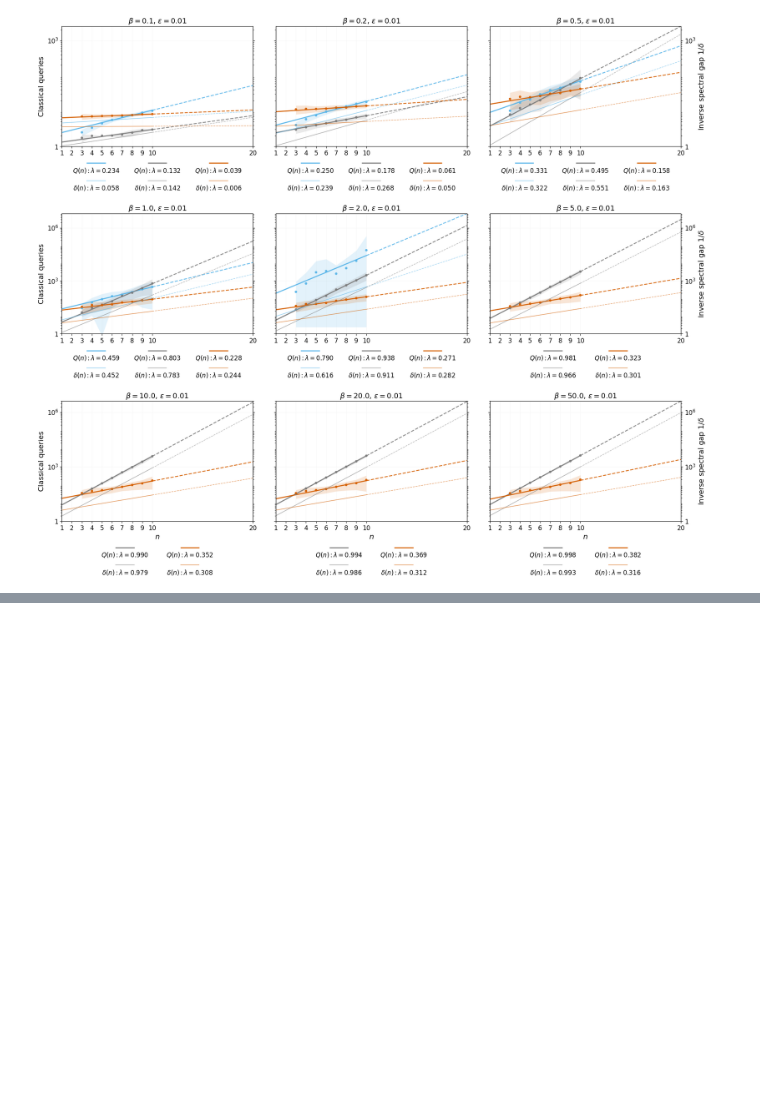
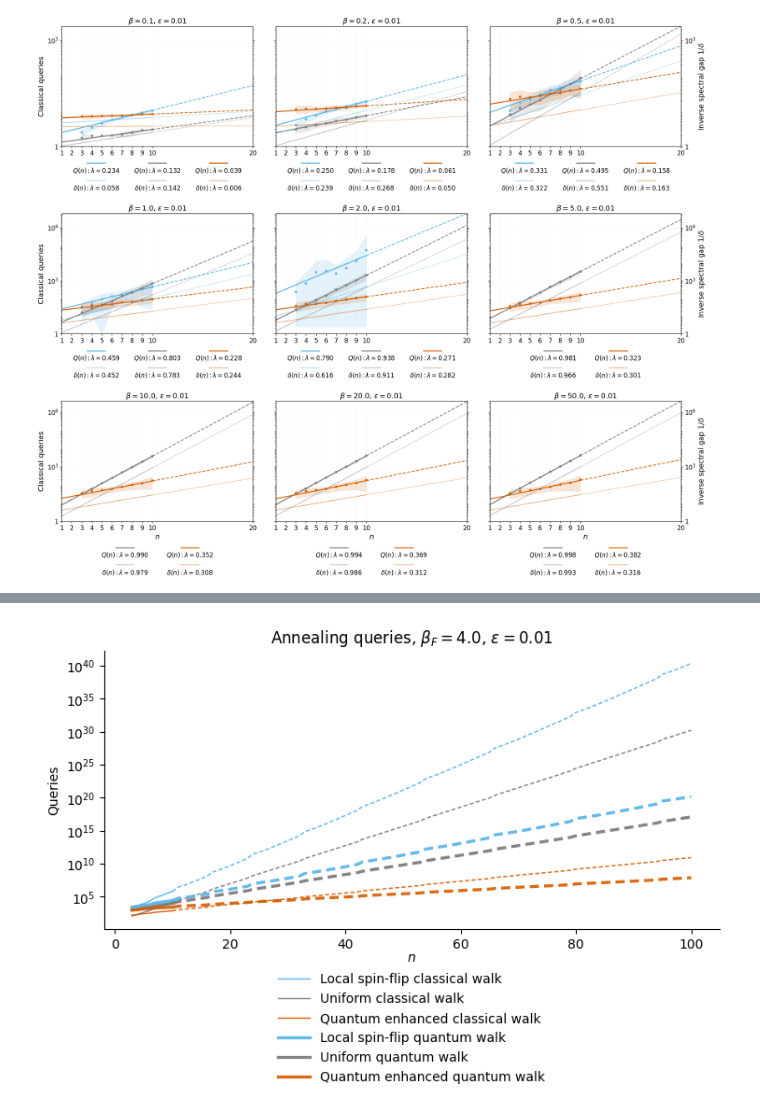
Before and after one commit to incud/pubmonaqa, a Jupyter notebook: notebooks/6_reproduce_plot.ipynb, the cells around one changed output, grey strips where cells are left out. Saved outputs shown, nothing was run; the diff lists cells and outputs as text; code cells hidden in the pictures; blank space fills up the shorter version.

```diff
--- a/notebooks/6_reproduce_plot.ipynb
+++ b/notebooks/6_reproduce_plot.ipynb
@@ -94,0 +137,19 @@ plt.savefig("plots/6_classical_queries_vs_n_stat_mean_std", dpi=300)
+# %%
+plt.close()
+fig, ax = plot_annealing_classical_and_quantum_queries_vs_n(
+    beta=4.0,
+    epsilon=1e-2,
+    annealing_schedule_generator=tight_schedule_annealing,
+    statistic="mean+std-tail",
+    n_plot_min=3,
+    n_plot_max=100,
+    n_fit_min=5,
+    n_fit_max=10,
+    debug=False,
+    show_schedule_panel=False,
+    show_schedule_vertical_lines=False,
+    legend_y_shift=-0.14,
+    xlabel_labelpad=0
+)
+# %% [output]
+[figure, added]
```
Also changed, not shown: parts of 10 cells of this notebook, 3 other files.
